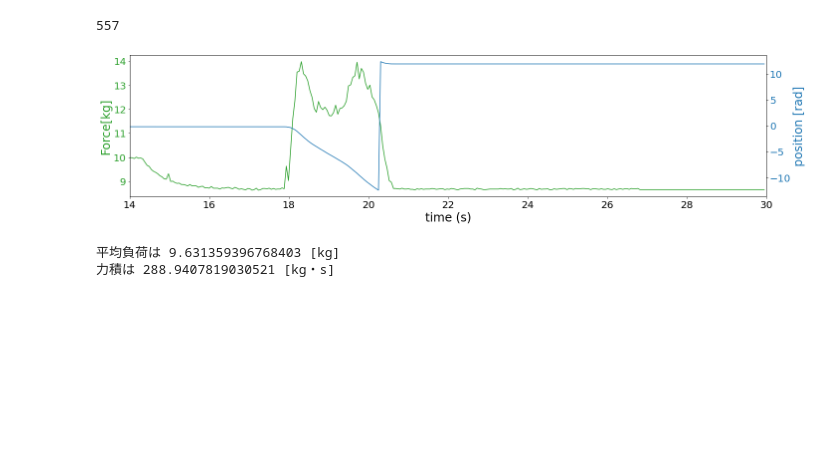
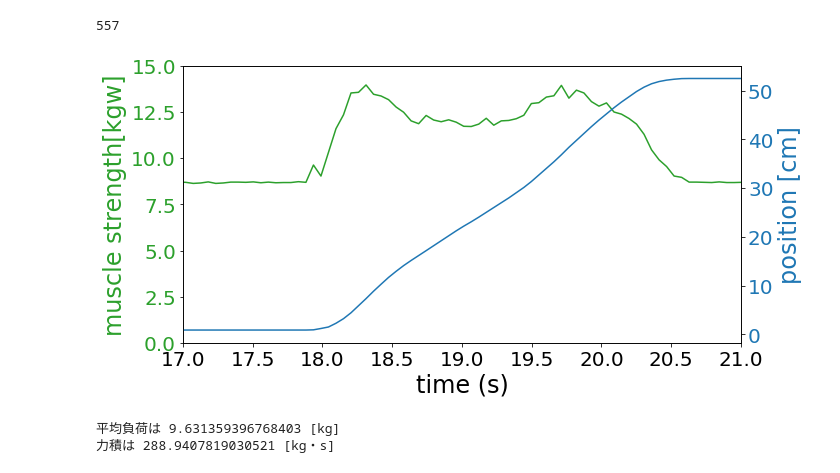
Before and after one commit to krocky-cooky/MechaTube-scripts, a Jupyter notebook: training_data_analysis.ipynb, the cells around one changed output. Saved outputs shown, nothing was run; the diff lists cells and outputs as text; code cells hidden in the pictures; blank space fills up the shorter version.

```diff
--- a/training_data_analysis.ipynb
+++ b/training_data_analysis.ipynb
@@ -149,7 +149,7 @@ len(position_modified_data)
 位置と負荷と出力(パワー)のデータを描画
 """
 
-fig, ax1 = plt.subplots(figsize=(20, 5))
+fig, ax1 = plt.subplots(figsize=(10, 5))
 """
 # 位置データを描画
 color = 'tab:green'
@@ -166,43 +166,51 @@ ax2.tick_params(axis='y', labelcolor=color, labelsize=20)
 """
 # 負荷データを描画
 color = 'tab:green'
-ax1.set_ylabel('Force[kg]', color=color, fontsize=24)
+ax1.set_ylabel('muscle strength[kgw]', color=color, fontsize=24)
 ax1.plot(time_data, force_received_data,color=color)
 ax1.tick_params(axis='y', labelcolor=color, labelsize=20)
+
+#位置データを修正
+modified_position_received_data = position_received_data
+for i in range(377):
+    modified_position_received_data[i] = modified_position_received_data[i]+25
+
+modified_position_received_data = (-modified_position_received_data+25)*4
 
 # 位置データを描画
 color = 'tab:blue'
 ax2 = ax1.twinx()
-ax2.set_ylabel('position [rad]', color=color, fontsize=24)
-ax2.plot(time_data, position_received_data, color=color)
+ax2.set_ylabel('position [cm]', color=color, fontsize=24)
+ax2.plot(time_data, modified_position_received_data, color=color)
 ax2.tick_params(axis='y', labelcolor=color, labelsize=20)
 
 
 # # 換算後位置データを描画
 # ax2 = ax1.twinx()
 # color = 'tab:orange'
 # ax2.set_ylabel('position [cm]', color=color, fontsize=24)
 # ax2.plot(time_data, position_modified_data, color=color)
 # ax2.tick_params(axis='y', labelcolor=color, labelsize=20)
 
 # # 速度データを描画
 # ax3 = ax1.twinx()
 # color = 'tab:blue'
 # ax3.set_ylabel('speed [W]', color=color, fontsize=24)
 # ax3.plot(time_data, speed_received_data, color=color)
 # ax3.tick_params(axis='y', labelcolor=color, labelsize=20)
 # ax3.spines["right"].set_position(("axes", 1.2))
 
 # 時間データを描画
 ax1.set_xlabel('time (s)', fontsize=24)
 ax1.tick_params(axis='x', labelsize=20)
-ax1.set_xlim([14, 30])
-ax2.set_xlim([14, 30])
+ax1.set_xlim([17, 21])
+ax2.set_xlim([17, 21])
+ax1.set_ylim([0,15])
 
 fig.tight_layout()
 plt.show()
 # %% [output]
-[figure, old version]
+[figure, new version]
 # %%
 """
 平均負荷と力積を計算・表示
```
